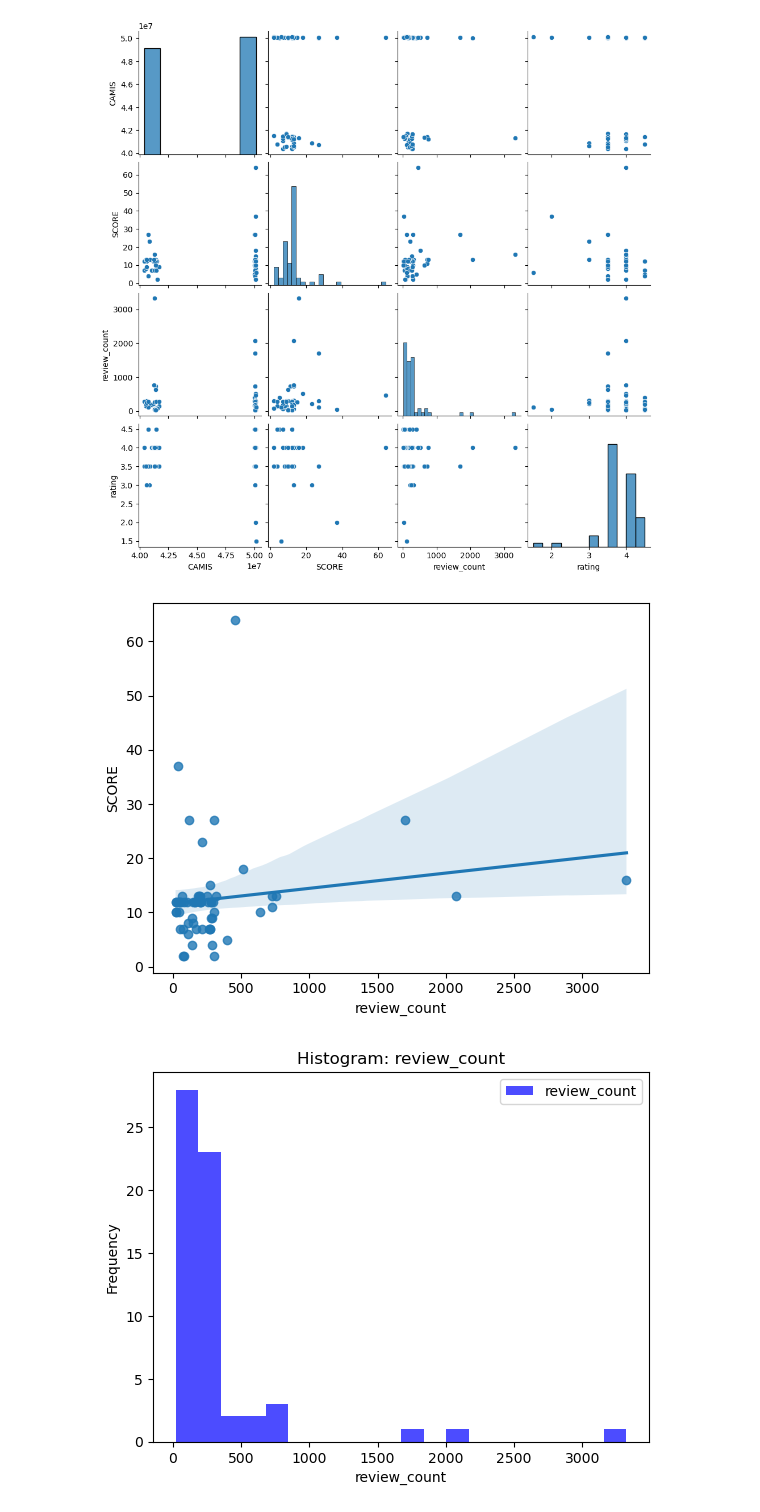
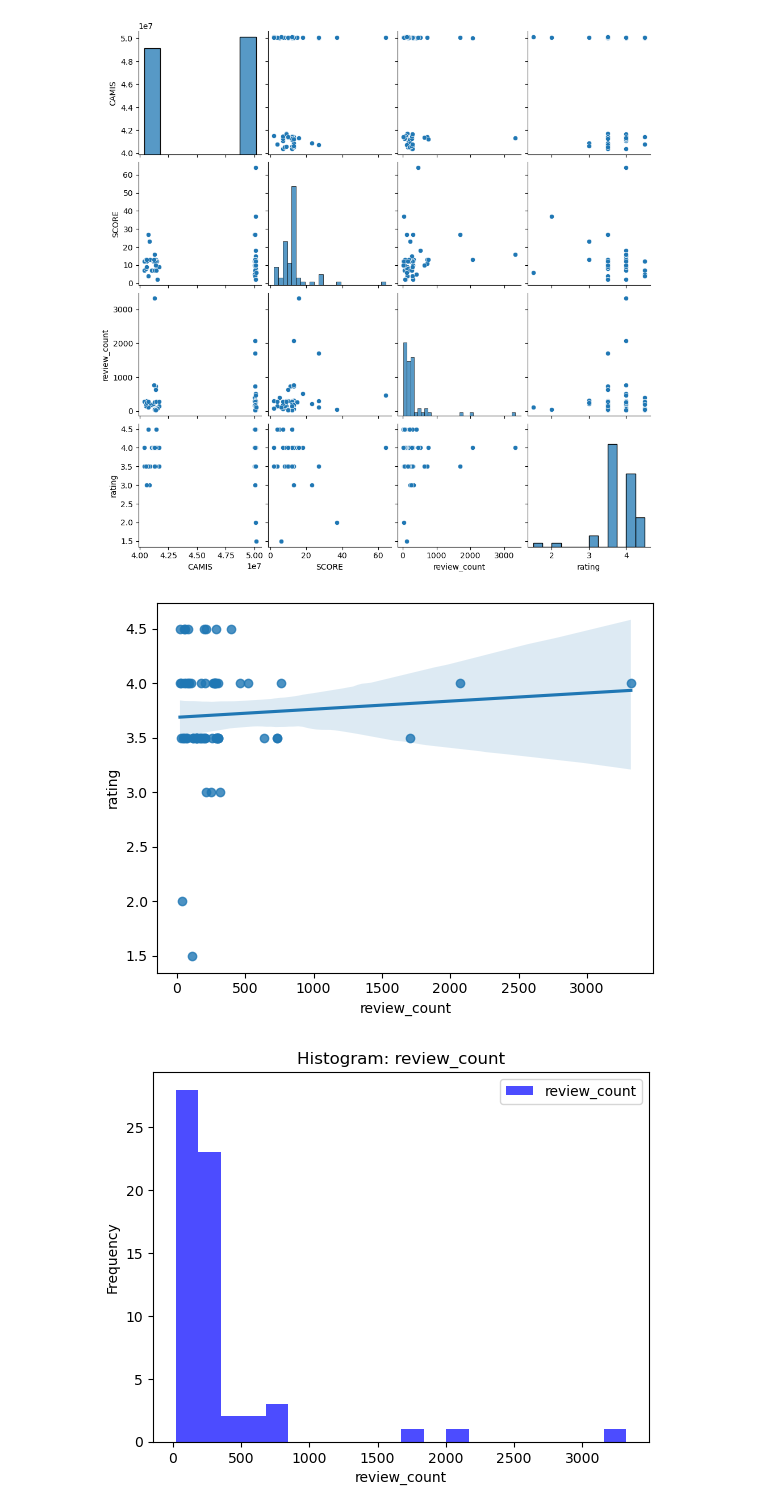
Before and after one commit to JoeBwonKenobi/NYCRestarauntInspections, a Jupyter notebook: Hypothesis Testing.ipynb, the cells around one changed output. Drawn from its saved outputs; the diff is of its cells as text; code cells hidden in the pictures.

```diff
--- a/Hypothesis Testing.ipynb
+++ b/Hypothesis Testing.ipynb
@@ -459,10 +459,10 @@ plt.show()
 [figure]
 # %%
 # Reggesion plot
-sns.regplot(x='review_count', y='SCORE', data=merged_df)
+sns.regplot(x='review_count', y='rating', data=merged_df)
 plt.show()
 # %% [output]
-[figure, old version]
+[figure, new version]
 # %%
 # Histogram
 plt.hist(merged_df['review_count'], bins=20, color='blue', alpha=0.7, label='review_count')
```
Also changed, not shown: parts of 6 cells of this notebook, 3 other files.
